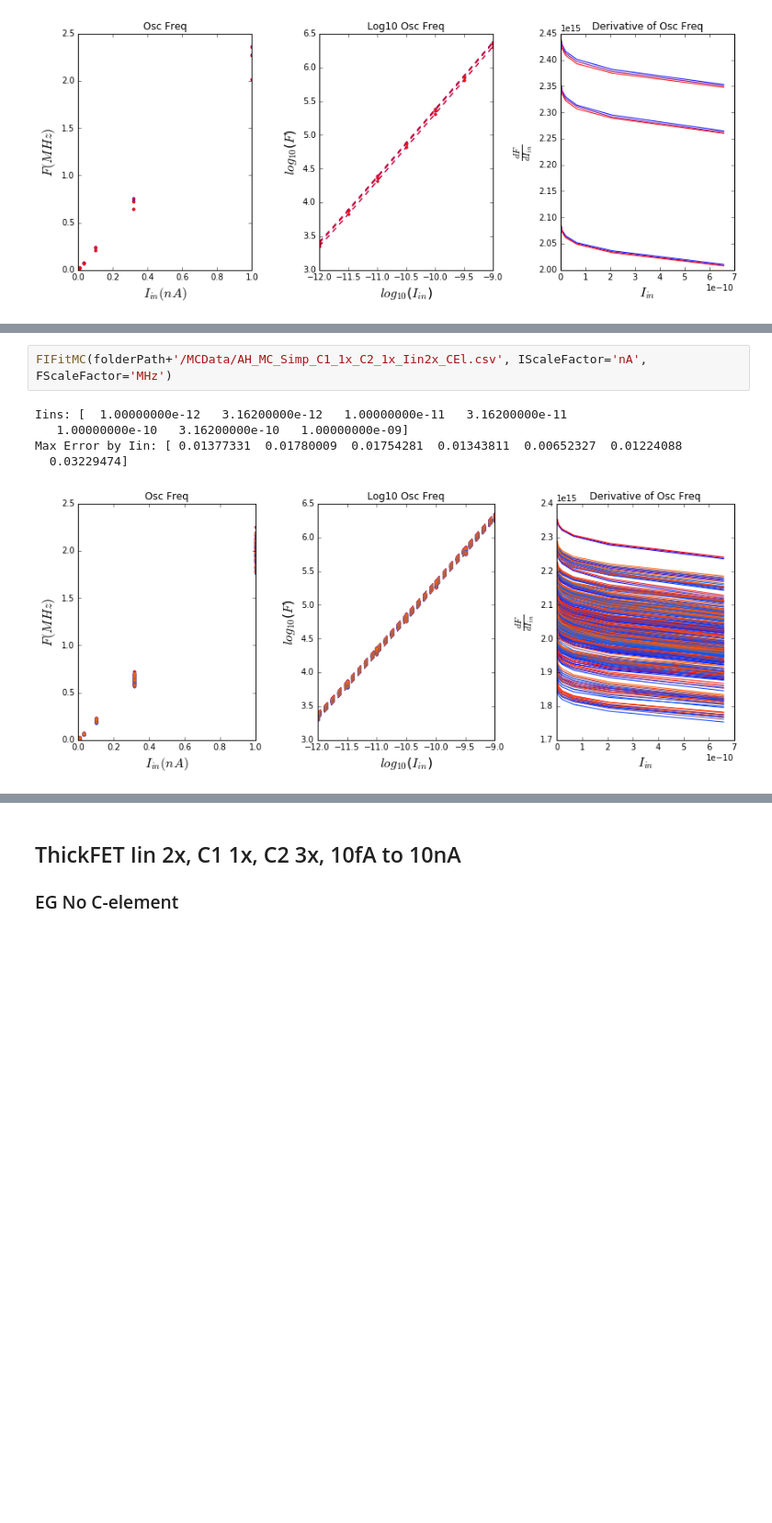
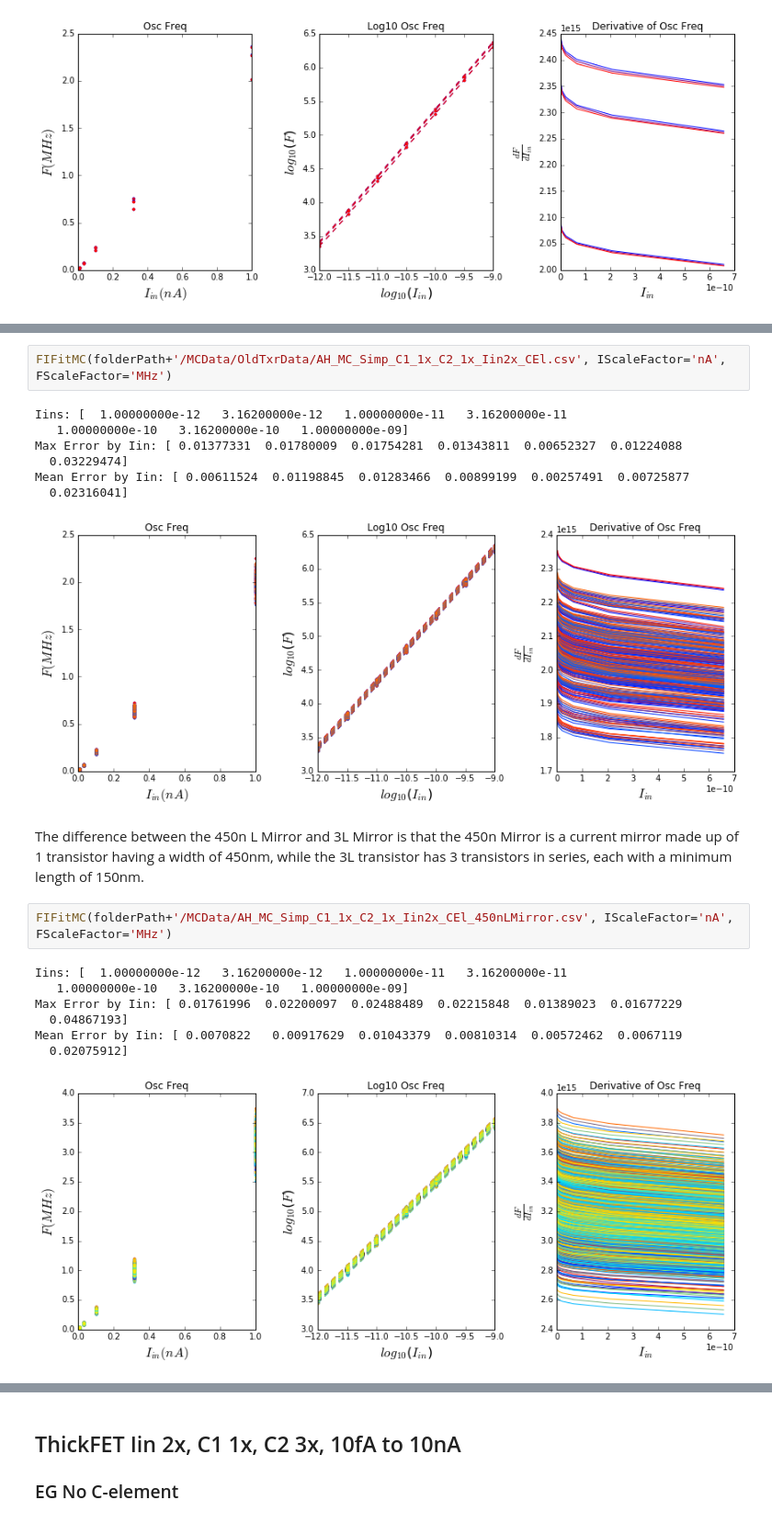
Before and after one commit to twinoza/TwinPyNB, a Jupyter notebook: AxonHillock/AHOsc_FinalDesignAnalysis.ipynb, the cells around one changed output, grey strips where cells are left out. Shown at 92% size. Cells and saved outputs as stored; diff of their text form; blank space fills up the shorter version.

```diff
--- a/AxonHillock/AHOsc_FinalDesignAnalysis.ipynb
+++ b/AxonHillock/AHOsc_FinalDesignAnalysis.ipynb
@@ -969,8 +983,22 @@ Max Error by Iin: [ 0.00636519  0.01083361  0.01153964  0.00833587  0.00272395
 # %%
-FIFitMC(folderPath+'/MCData/AH_MC_Simp_C1_1x_C2_1x_Iin2x_CEl.csv', IScaleFactor='nA', FScaleFactor='MHz')
+FIFitMC(folderPath+'/MCData/OldTxrData/AH_MC_Simp_C1_1x_C2_1x_Iin2x_CEl.csv', IScaleFactor='nA', FScaleFactor='MHz')
 # %% [output]
 Iins: [  1.00000000e-12   3.16200000e-12   1.00000000e-11   3.16200000e-11
    1.00000000e-10   3.16200000e-10   1.00000000e-09]
 Max Error by Iin: [ 0.01377331  0.01780009  0.01754281  0.01343811  0.00652327  0.01224088
   0.03229474]
+Mean Error by Iin: [ 0.00611524  0.01198845  0.01283466  0.00899199  0.00257491  0.00725877
+  0.02316041]
 [figure]
+# %% [markdown]
+The difference between the 450n L Mirror and 3L Mirror is that the 450n Mirror is a current mirror made up of 1 transistor having a width of 450nm, while the 3L transistor has 3 transistors in series, each with a minimum length of 150nm.
+# %%
+FIFitMC(folderPath+'/MCData/AH_MC_Simp_C1_1x_C2_1x_Iin2x_CEl_450nLMirror.csv', IScaleFactor='nA', FScaleFactor='MHz')
+# %% [output]
+Iins: [  1.00000000e-12   3.16200000e-12   1.00000000e-11   3.16200000e-11
+   1.00000000e-10   3.16200000e-10   1.00000000e-09]
+Max Error by Iin: [ 0.01761996  0.02200097  0.02488489  0.02215848  0.01389023  0.01677229
+  0.04867193]
+Mean Error by Iin: [ 0.0070822   0.00917629  0.01043379  0.00810314  0.00572462  0.0067119
+  0.02075912]
+[figure, added]
```
Also changed, not shown: parts of 13 cells of this notebook.
